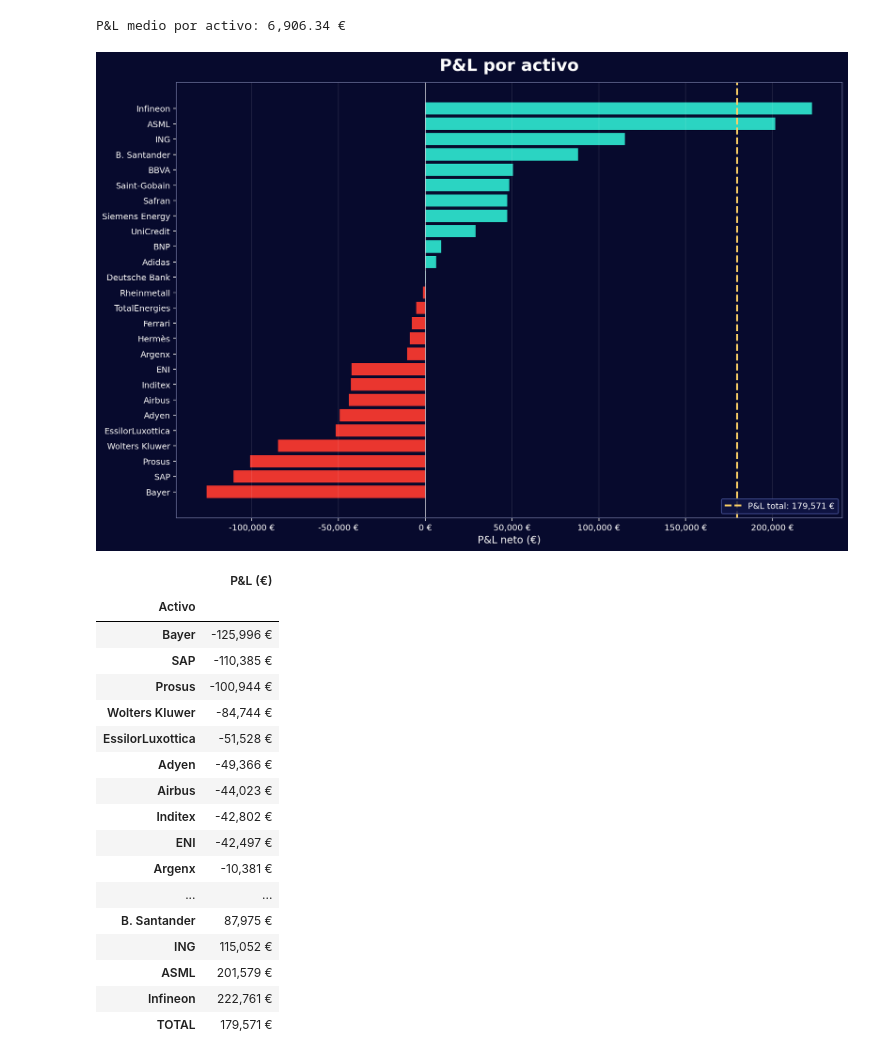
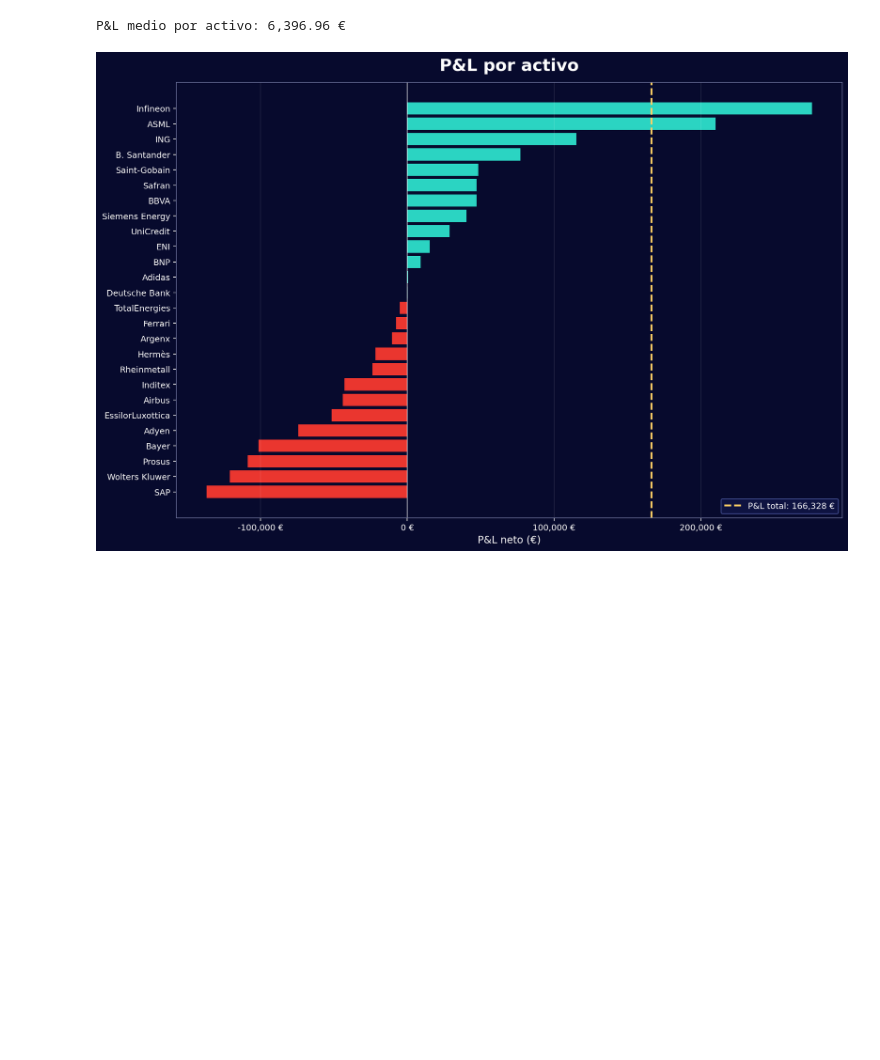
Before and after one commit to Javi-Puerta/Trabajo_gestion_cuantitativa, a Jupyter notebook: Monitoring/resultados_final.ipynb, the cells around one changed output. Cells and saved outputs as stored; diff of their text form; code cells hidden in the pictures; blank space fills up the shorter version.

Commit message:
Cambios de formato y correcciones

```diff
--- a/Monitoring/resultados_final.ipynb
+++ b/Monitoring/resultados_final.ipynb
@@ -5,7 +5,7 @@ importlib.reload(auxfun)
 from auxfun import *
 # %%
 path = "..\\Envíos\\historico_operativa.xlsx"
-fecha_fin = "2026-05-07"
+fecha_fin = "2026-05-11"
 historico_valor_cartera(path, fecha_fin, capital_inicial=10_000_000, hoja="Operativa", incluir_costes=True)
 # %% [output]
 |  | Cash | Valor acciones | Dividendos diarios | Valor cartera | Rentabilidad diaria |
@@ -81,29 +187,11 @@ fig, axes = auxfun.grafico_evolucion_drawdown(
 # %%
 pnl_activos, fig, ax = auxfun.pnl_por_activo(
     archivo=path,
     fecha_fin=fecha_fin,
     capital_inicial=10_000_000
 )
 
-display(pnl_activos.style.format({"P&L (€)": "{:,.0f} €"}))
+# display(pnl_activos.style.format({"P&L (€)": "{:,.0f} €"}))
 # %% [output]
-P&L medio por activo: 6,906.34 €
+P&L medio por activo: 6,396.96 €
-[figure, old version]
+[figure, new version]
-|  | P&L (€) |
-| Activo |  |
-| Bayer | -125,996 € |
-| SAP | -110,385 € |
-| Prosus | -100,944 € |
-| Wolters Kluwer | -84,744 € |
-| EssilorLuxottica | -51,528 € |
-| Adyen | -49,366 € |
-| Airbus | -44,023 € |
-| Inditex | -42,802 € |
-| ENI | -42,497 € |
-| Argenx | -10,381 € |
-| ... | ... |
-| B. Santander | 87,975 € |
-| ING | 115,052 € |
-| ASML | 201,579 € |
-| Infineon | 222,761 € |
-| TOTAL | 179,571 € |
```
Also changed, not shown: parts of 4 cells of this notebook, 5 other files.
